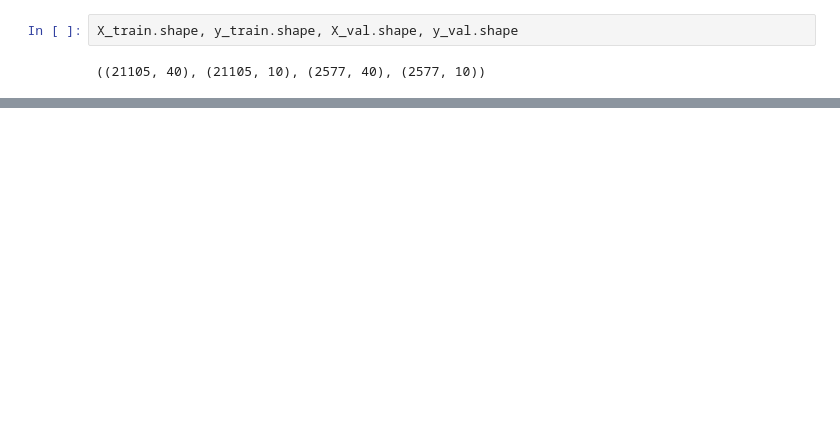
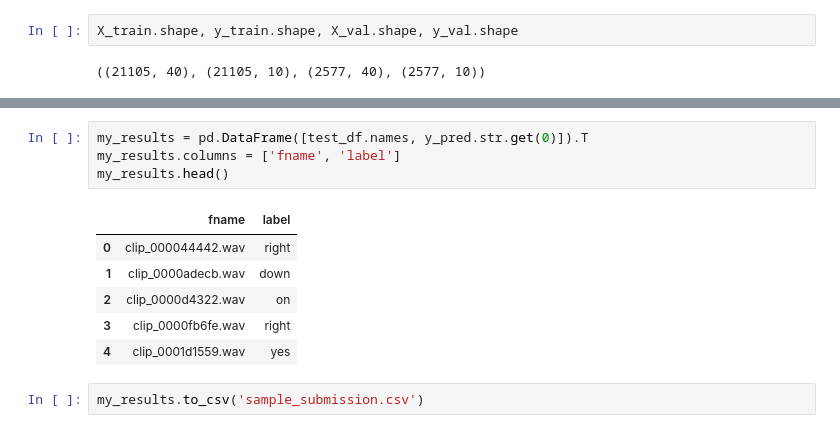
Before and after one commit to Michaels72/TF_Speech_Recognition, a Jupyter notebook: TF_Speech_Recognition.ipynb, the cells around one changed output, grey strips where cells are left out. Cells and saved outputs as stored; diff of their text form; blank space fills up the shorter version.

```diff
--- a/TF_Speech_Recognition.ipynb
+++ b/TF_Speech_Recognition.ipynb
@@ -362,0 +413,13 @@ Wall time: 4min 18s
+# %%
+my_results = pd.DataFrame([test_df.names, y_pred.str.get(0)]).T
+my_results.columns = ['fname', 'label']
+my_results.head()
+# %% [output]
+|  | fname | label |
+| 0 | clip_000044442.wav | right |
+| 1 | clip_0000adecb.wav | down |
+| 2 | clip_0000d4322.wav | on |
+| 3 | clip_0000fb6fe.wav | right |
+| 4 | clip_0001d1559.wav | yes |
+# %%
+my_results.to_csv('sample_submission.csv')
```
Also changed, not shown: parts of 28 cells of this notebook.
